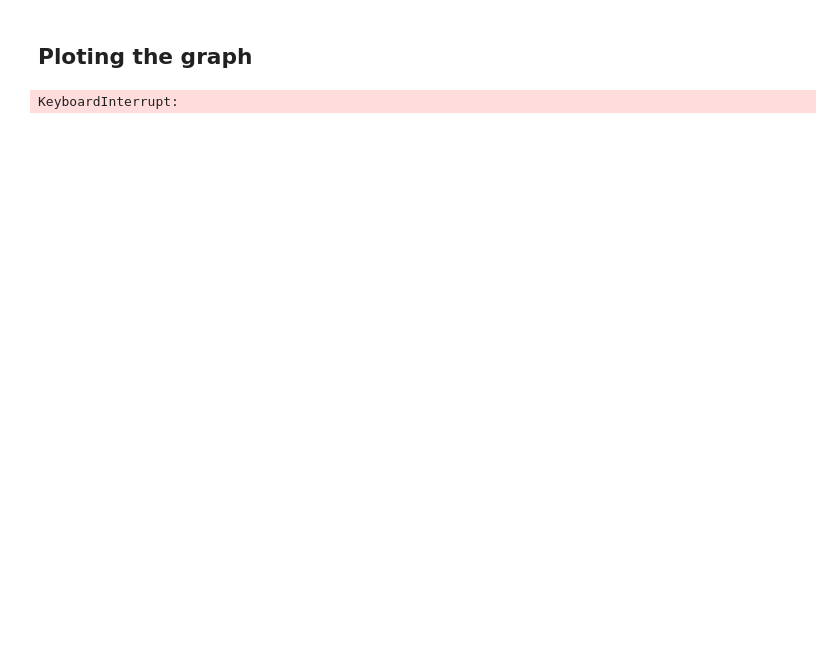
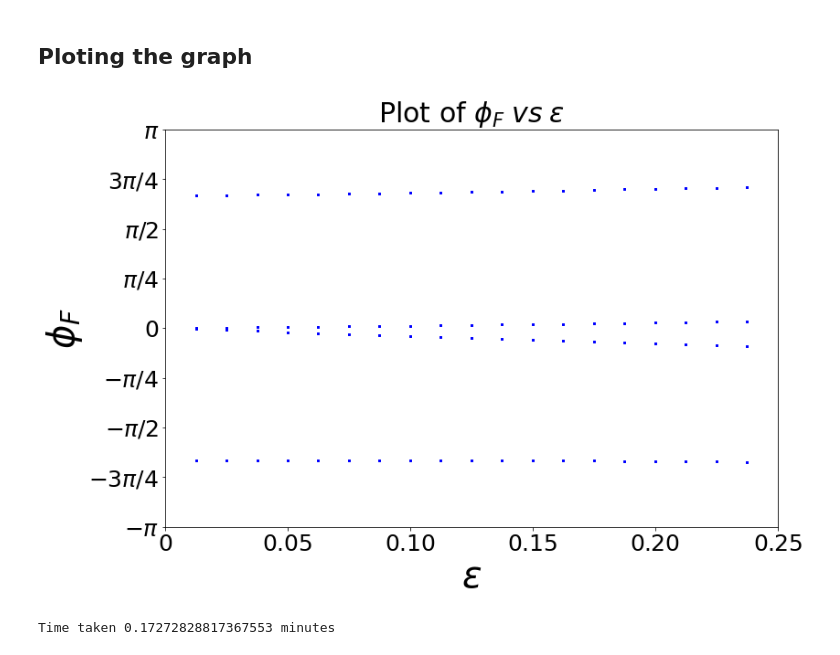
Before and after one commit to psasanka1729/nisq-grover, a Jupyter notebook: Grover operator into 1 and 2 qubit gates.ipynb, the cells around one changed output. Drawn from its saved outputs; the diff is of its cells as text; code cells hidden in the pictures; blank space fills up the shorter version.

```diff
--- a/Grover operator into 1 and 2 qubit gates.ipynb
+++ b/Grover operator into 1 and 2 qubit gates.ipynb
@@ -473,36 +530,37 @@ array([ 2.63623214,  0.        ,  0.        , -0.        , -0.        ,
 ## Ploting the graph
 # %%
 f = open('quantum_data.txt', 'w')
-Num = 10
+Num = 20
 for i in range(1,Num):
     eps = i/(4* Num)
     f = open('quantum_data.txt', 'a')
     for j in range(2**N):
         f.write(str(eps)+','+str(Phi_F(Grover_reconstructed(eps))[j].real)+'\n')
     f.close()
-# %% [output]
-KeyboardInterrupt:
 # %%
 import matplotlib.pyplot as plt
 import numpy as np
 
 X, Y = np.loadtxt('quantum_data.txt', delimiter = ',', unpack=True)
 f = plt.figure()
 f.set_figwidth(12)
 f.set_figheight(8)
-plt.scatter(X, Y ,s=150, c='b', marker ='_')
+plt.scatter(X, Y ,s=5, c='b', marker ='s')
 plt.title(r'Plot of $\phi_F \; vs \;  \epsilon$', fontsize = 30)
 #plt.title('Phi_F vs. epsilon',fontsize=30)
 plt.xlabel(r'$\epsilon$',fontsize=40)
 plt.xticks(fontsize=25)
 plt.ylabel(r'$\phi_F$',fontsize=40)
 plt.yticks(fontsize=25)
 plt.xticks([0, 0.05, 0.10, 0.15, 0.20, 0.25],
           ['$0$', '$0.05$', '$0.10$', '$0.15$', '$0.20$', '$0.25$' ])
 plt.yticks([-pi, -pi/2, -3*pi/4, -pi/4, 0, pi/4, 3*pi/4, pi/2, pi],
            ['$-\pi$', r'$-\pi/2$', r'$-3\pi/4$', r'$-\pi/4$', r'$0$', r'$\pi/4$', r'$3\pi/4$',
             r'$\pi/2$', '$\pi$' ])
 plt.savefig("Images/" + Target_state + "-"  +str(Num)+".pdf")
 plt.show()
 end = time.time()
 print('Time taken', (end-start)/60,'minutes')
+# %% [output]
+[figure, added]
+Time taken 0.17272828817367553 minutes
```
Also changed, not shown: parts of 24 cells of this notebook.
